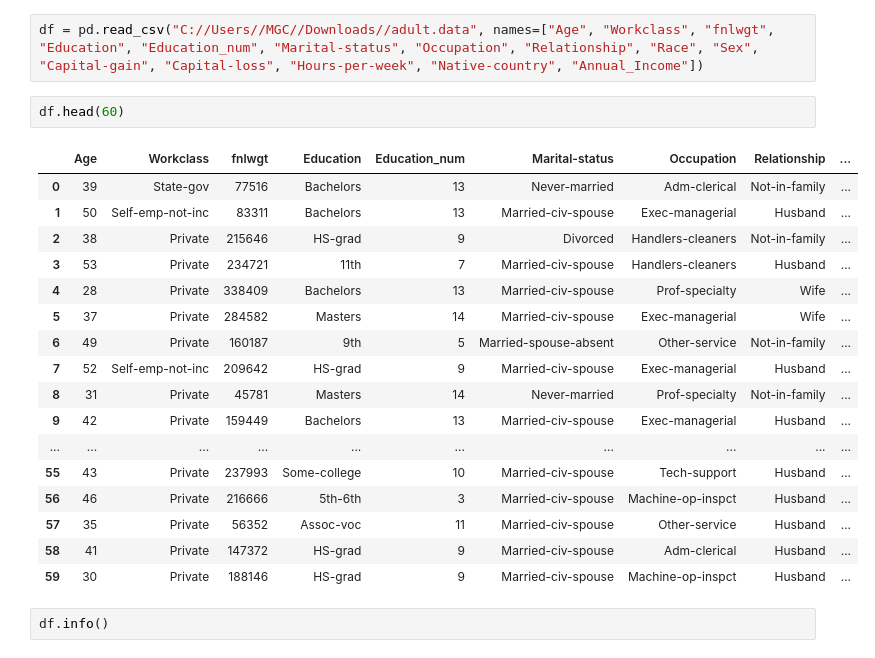
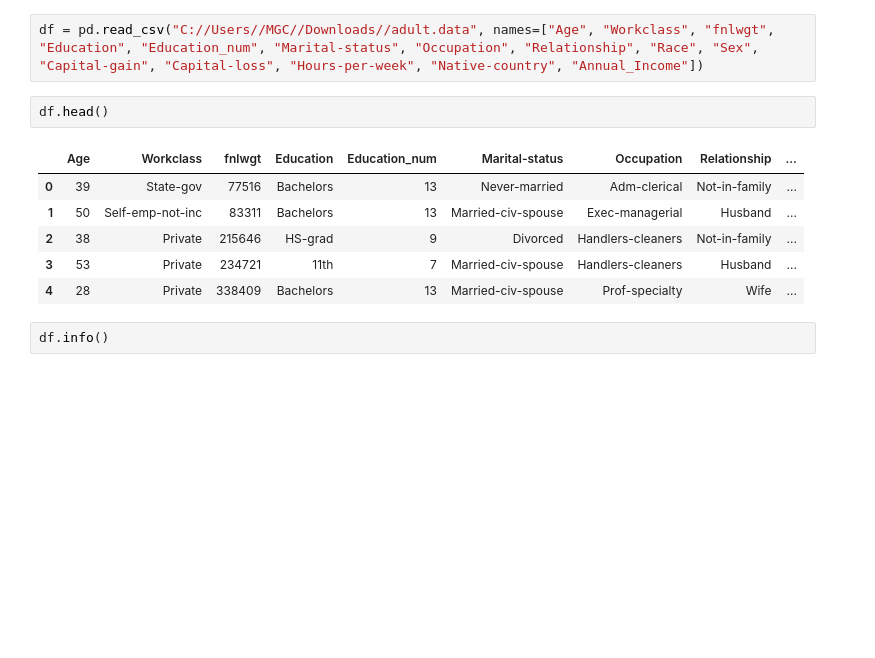
Before and after one commit to Shruti-Agrawal28/IPL_dataset, a Jupyter notebook: income.ipynb, the cells around one changed output. Saved outputs shown, nothing was run; the diff lists cells and outputs as text; blank space fills up the shorter version.

```diff
--- a/income.ipynb
+++ b/income.ipynb
@@ -21,25 +21,14 @@ le = LabelEncoder()
 # %%
 df = pd.read_csv("C://Users//MGC//Downloads//adult.data", names=["Age", "Workclass", "fnlwgt", "Education", "Education_num", "Marital-status", "Occupation", "Relationship", "Race", "Sex", "Capital-gain", "Capital-loss", "Hours-per-week", "Native-country", "Annual_Income"])
 # %%
-df.head(60)
+df.head()
 # %% [output]
 |  | Age | Workclass | fnlwgt | Education | Education_num | Marital-status | Occupation | Relationship | ... |
 | 0 | 39 | State-gov | 77516 | Bachelors | 13 | Never-married | Adm-clerical | Not-in-family | ... |
 | 1 | 50 | Self-emp-not-inc | 83311 | Bachelors | 13 | Married-civ-spouse | Exec-managerial | Husband | ... |
 | 2 | 38 | Private | 215646 | HS-grad | 9 | Divorced | Handlers-cleaners | Not-in-family | ... |
 | 3 | 53 | Private | 234721 | 11th | 7 | Married-civ-spouse | Handlers-cleaners | Husband | ... |
 | 4 | 28 | Private | 338409 | Bachelors | 13 | Married-civ-spouse | Prof-specialty | Wife | ... |
-| 5 | 37 | Private | 284582 | Masters | 14 | Married-civ-spouse | Exec-managerial | Wife | ... |
-| 6 | 49 | Private | 160187 | 9th | 5 | Married-spouse-absent | Other-service | Not-in-family | ... |
-| 7 | 52 | Self-emp-not-inc | 209642 | HS-grad | 9 | Married-civ-spouse | Exec-managerial | Husband | ... |
-| 8 | 31 | Private | 45781 | Masters | 14 | Never-married | Prof-specialty | Not-in-family | ... |
-| 9 | 42 | Private | 159449 | Bachelors | 13 | Married-civ-spouse | Exec-managerial | Husband | ... |
-| ... | ... | ... | ... | ... | ... | ... | ... | ... | ... |
-| 55 | 43 | Private | 237993 | Some-college | 10 | Married-civ-spouse | Tech-support | Husband | ... |
-| 56 | 46 | Private | 216666 | 5th-6th | 3 | Married-civ-spouse | Machine-op-inspct | Husband | ... |
-| 57 | 35 | Private | 56352 | Assoc-voc | 11 | Married-civ-spouse | Other-service | Husband | ... |
-| 58 | 41 | Private | 147372 | HS-grad | 9 | Married-civ-spouse | Adm-clerical | Husband | ... |
-| 59 | 30 | Private | 188146 | HS-grad | 9 | Married-civ-spouse | Machine-op-inspct | Husband | ... |
 # %%
 df.info()
 # %% [output]
```
Also changed, not shown: parts of 1 cell of this notebook.
